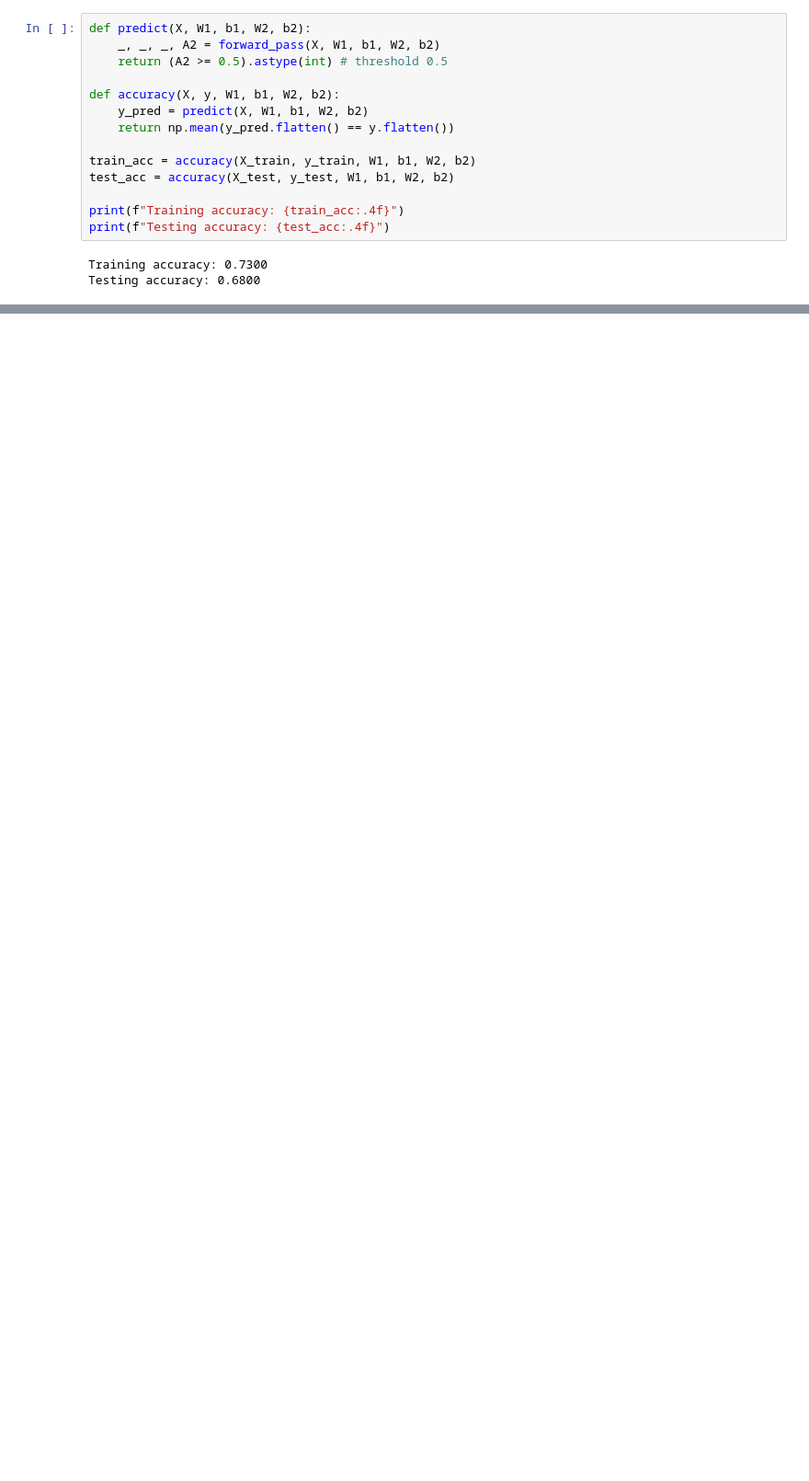
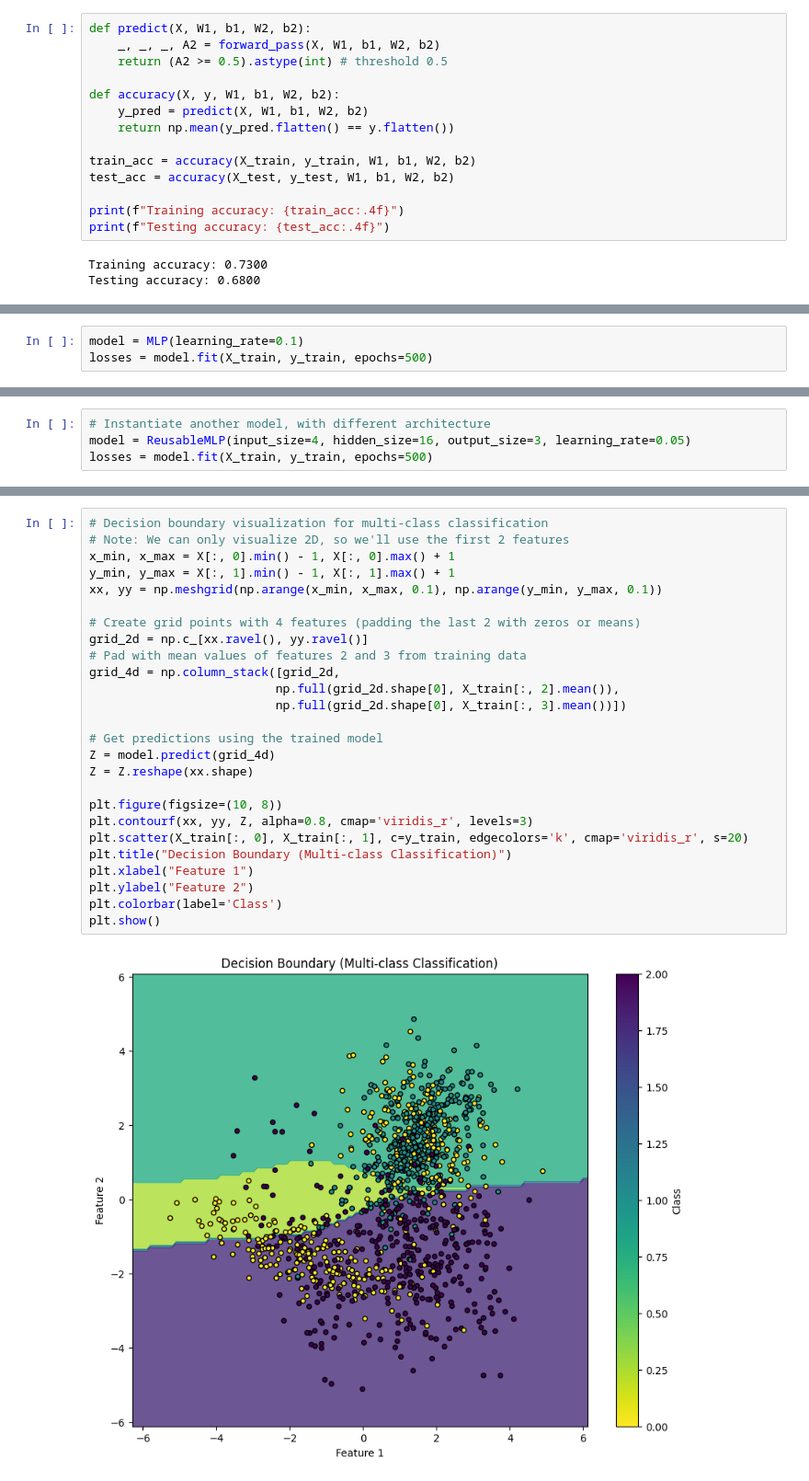
Before and after one commit to leonardoct3/mlp-ex-3, a Jupyter notebook: src/main.ipynb, the cells around one changed output, grey strips where cells are left out. Shown at 92% size. Saved outputs shown, nothing was run; the diff lists cells and outputs as text; blank space fills up the shorter version.

```diff
--- a/src/main.ipynb
+++ b/src/main.ipynb
@@ -374,0 +451,3 @@ plot_decision_boundary(X_train, y_train, W1, b1, W2, b2, title="MLP Decision Bou
+# %%
+model = MLP(learning_rate=0.1)
+losses = model.fit(X_train, y_train, epochs=500)
@@ -374,0 +654,4 @@ plot_decision_boundary(X_train, y_train, W1, b1, W2, b2, title="MLP Decision Bou
+# %%
+# Instantiate another model, with different architecture
+model = ReusableMLP(input_size=4, hidden_size=16, output_size=3, learning_rate=0.05)
+losses = model.fit(X_train, y_train, epochs=500)
@@ -374,0 +676,28 @@ plot_decision_boundary(X_train, y_train, W1, b1, W2, b2, title="MLP Decision Bou
+# %%
+# Decision boundary visualization for multi-class classification
+# Note: We can only visualize 2D, so we'll use the first 2 features
+x_min, x_max = X[:, 0].min() - 1, X[:, 0].max() + 1
+y_min, y_max = X[:, 1].min() - 1, X[:, 1].max() + 1
+xx, yy = np.meshgrid(np.arange(x_min, x_max, 0.1), np.arange(y_min, y_max, 0.1))
+
+# Create grid points with 4 features (padding the last 2 with zeros or means)
+grid_2d = np.c_[xx.ravel(), yy.ravel()]
+# Pad with mean values of features 2 and 3 from training data
+grid_4d = np.column_stack([grid_2d,
+                          np.full(grid_2d.shape[0], X_train[:, 2].mean()),
+                          np.full(grid_2d.shape[0], X_train[:, 3].mean())])
+
+# Get predictions using the trained model
+Z = model.predict(grid_4d)
+Z = Z.reshape(xx.shape)
+
+plt.figure(figsize=(10, 8))
+plt.contourf(xx, yy, Z, alpha=0.8, cmap='viridis_r', levels=3)
+plt.scatter(X_train[:, 0], X_train[:, 1], c=y_train, edgecolors='k', cmap='viridis_r', s=20)
+plt.title("Decision Boundary (Multi-class Classification)")
+plt.xlabel("Feature 1")
+plt.ylabel("Feature 2")
+plt.colorbar(label='Class')
+plt.show()
+# %% [output]
+[figure, added]
```
Also changed, not shown: parts of 12 cells of this notebook.
